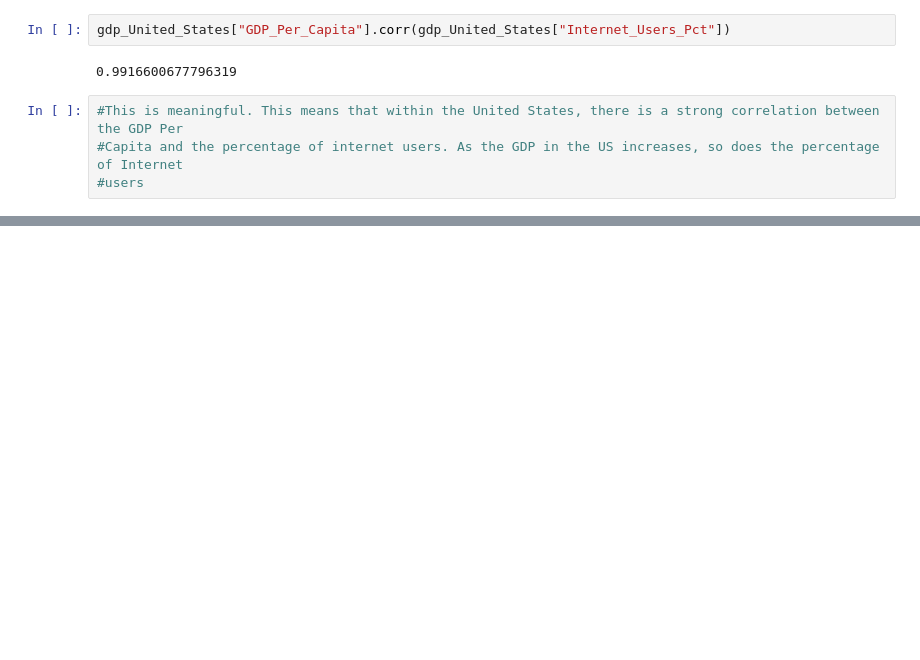
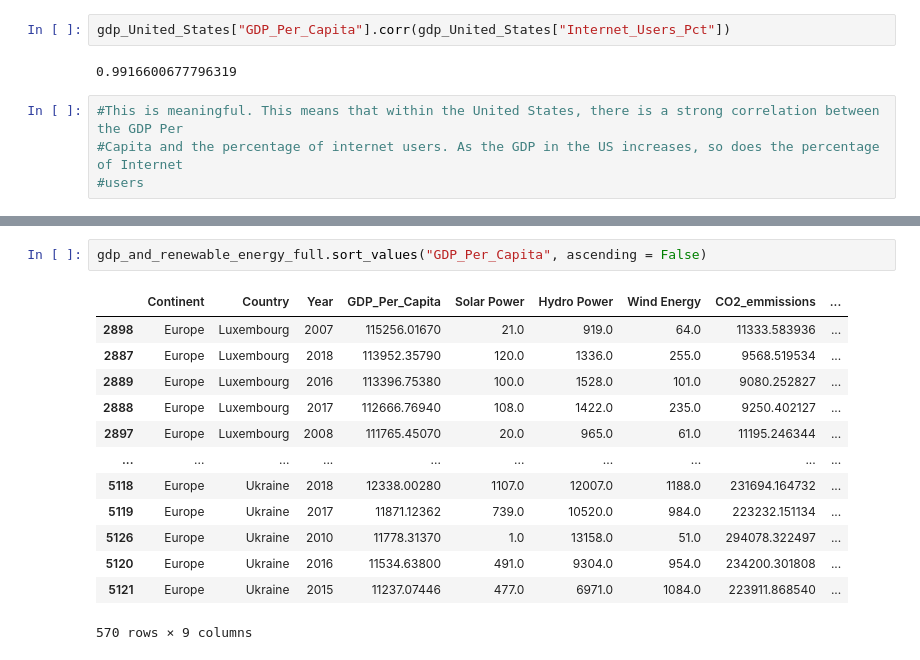
Before and after one commit to nss-data-science-cohort-5/un_exploration-jacob-parks98, a Jupyter notebook: notebooks/UN_Data_Exploration.ipynb, the cells around one changed output, grey strips where cells are left out. Drawn from its saved outputs; the diff is of its cells as text; blank space fills up the shorter version.

```diff
--- a/notebooks/UN_Data_Exploration.ipynb
+++ b/notebooks/UN_Data_Exploration.ipynb
@@ -621,0 +848,16 @@ gdp_United_States["GDP_Per_Capita"].corr(gdp_United_States["Internet_Users_Pct"]
+# %%
+gdp_and_renewable_energy_full.sort_values("GDP_Per_Capita", ascending = False)
+# %% [output]
+|  | Continent | Country | Year | GDP_Per_Capita | Solar Power | Hydro Power | Wind Energy | CO2_emmissions | ... |
+| 2898 | Europe | Luxembourg | 2007 | 115256.01670 | 21.0 | 919.0 | 64.0 | 11333.583936 | ... |
+| 2887 | Europe | Luxembourg | 2018 | 113952.35790 | 120.0 | 1336.0 | 255.0 | 9568.519534 | ... |
+| 2889 | Europe | Luxembourg | 2016 | 113396.75380 | 100.0 | 1528.0 | 101.0 | 9080.252827 | ... |
+| 2888 | Europe | Luxembourg | 2017 | 112666.76940 | 108.0 | 1422.0 | 235.0 | 9250.402127 | ... |
+| 2897 | Europe | Luxembourg | 2008 | 111765.45070 | 20.0 | 965.0 | 61.0 | 11195.246344 | ... |
+| ... | ... | ... | ... | ... | ... | ... | ... | ... | ... |
+| 5118 | Europe | Ukraine | 2018 | 12338.00280 | 1107.0 | 12007.0 | 1188.0 | 231694.164732 | ... |
+| 5119 | Europe | Ukraine | 2017 | 11871.12362 | 739.0 | 10520.0 | 984.0 | 223232.151134 | ... |
+| 5126 | Europe | Ukraine | 2010 | 11778.31370 | 1.0 | 13158.0 | 51.0 | 294078.322497 | ... |
+| 5120 | Europe | Ukraine | 2016 | 11534.63800 | 491.0 | 9304.0 | 954.0 | 234200.301808 | ... |
+| 5121 | Europe | Ukraine | 2015 | 11237.07446 | 477.0 | 6971.0 | 1084.0 | 223911.868540 | ... |
+570 rows × 9 columns
```
Also changed, not shown: parts of 33 cells of this notebook.
